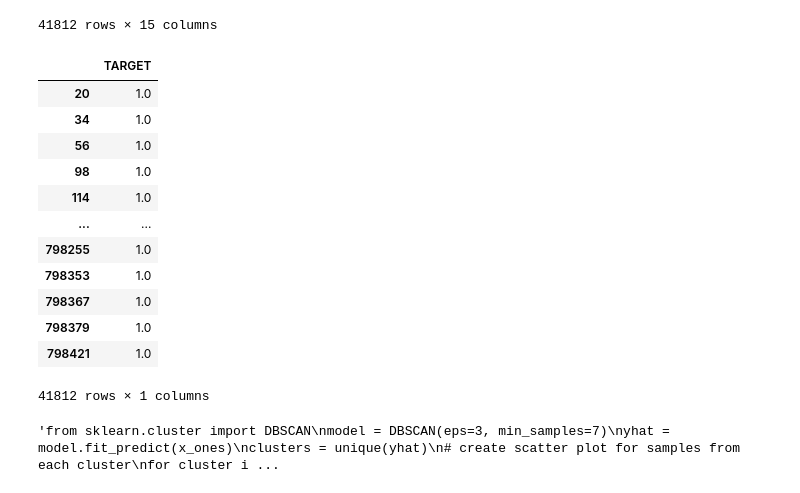
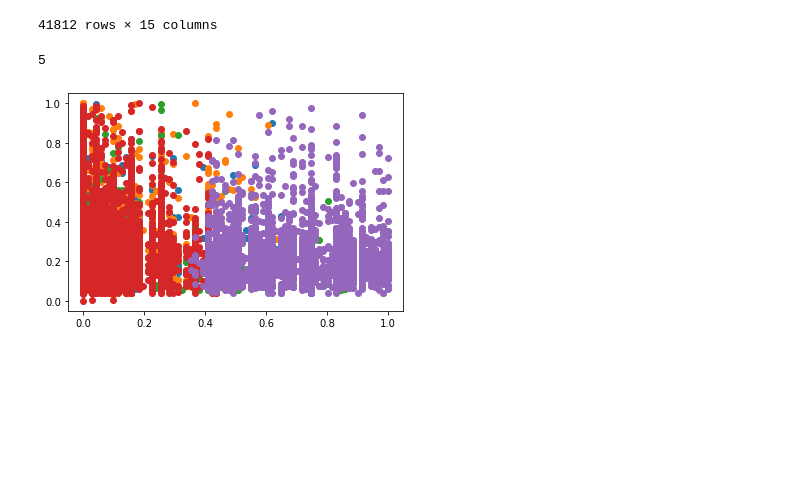
Before and after one commit to KarenRugerioA/TC3007C_AI, a Jupyter notebook: implementation/fragments/clusterization/telecom_churn_me/kmeans.ipynb, the cells around one changed output. Saved outputs shown, nothing was run; the diff lists cells and outputs as text; code cells hidden in the pictures; blank space fills up the shorter version.

Commit message:
Clustering profiles :sparkles:

```diff
--- a/implementation/fragments/clusterization/telecom_churn_me/kmeans.ipynb
+++ b/implementation/fragments/clusterization/telecom_churn_me/kmeans.ipynb
@@ -89,24 +103,8 @@ x_ones
 | 798379 | 2.044388 | -0.939709 | 0.893471 | -0.078278 | 0.322559 | 0.012830 | -0.220822 | ... |
 | 798421 | -0.360978 | -0.736975 | 0.893471 | -0.063319 | 0.322559 | 0.012830 | -0.220822 | ... |
 41812 rows × 15 columns
-# %%
-y_train = y_train.loc[y_train[target] == 1.0]
-y_train
-# %% [output]
-|  | TARGET |
-| 20 | 1.0 |
-| 34 | 1.0 |
-| 56 | 1.0 |
-| 98 | 1.0 |
-| 114 | 1.0 |
-| ... | ... |
-| 798255 | 1.0 |
-| 798353 | 1.0 |
-| 798367 | 1.0 |
-| 798379 | 1.0 |
-| 798421 | 1.0 |
-41812 rows × 1 columns
 # %%
+#Elbow point visualization graph
 from sklearn.cluster import KMeans
 from sklearn.preprocessing import MinMaxScaler
 import plotly.graph_objects as go
@@ -115,7 +113,9 @@ scaler = MinMaxScaler()
 scaler.fit(x_ones)
 X=scaler.transform(x_ones)
 inertia = []
-for i in range(1,8):
+max_clusters = x_ones.shape[1] + 1
+cluster_number = list(range(1, max_clusters))
+for i in cluster_number:
     kmeans = KMeans(
         n_clusters=i, init="k-means++",
         n_init=10,
@@ -123,23 +123,37 @@ for i in range(1,8):
     )
     kmeans.fit(X)
     inertia.append(kmeans.inertia_)
-fig = go.Figure(data=go.Scatter(x=np.arange(1,8),y=inertia))
-fig.update_layout(title="Inertia vs Cluster Number",xaxis=dict(range=[0,8],title="Cluster Number"),
+fig = go.Figure(data=go.Scatter(x=np.arange(1,max_clusters),y=inertia))
+fig.update_layout(title="Inertia vs Cluster Number",xaxis=dict(range=[0,max_clusters],title="Cluster Number"),
                   yaxis={'title':'Inertia'},
                  annotations=[
     ])
+# %%
+#calculation of number of clusters
+kneedle = KneeLocator(cluster_number, inertia, S=1.0, curve="convex", direction="decreasing")
+clusters_number = kneedle.knee
+if (cluster_number != int):
+    kneedle = KneeLocator(cluster_number, inertia, S=0.0, curve="convex", direction="decreasing")
+    clusters_number = kneedle.knee
+clusters_number
+# %% [output]
+5
 # %%
-'''from sklearn.cluster import DBSCAN
-model = DBSCAN(eps=3, min_samples=7)
-yhat = model.fit_predict(x_ones)
+#K means 2D clusterization graph
+model = KMeans(n_clusters=clusters_number)
+# fit the model
+model.fit(x_ones)
+# assign a cluster to each example
+yhat = model.predict(x_ones)
+# retrieve unique clusters
 clusters = unique(yhat)
 # create scatter plot for samples from each cluster
 for cluster in clusters:
 	# get row indexes for samples with this cluster
 	row_ix = where(yhat == cluster)
 	# create scatter of these samples
 	plt.scatter(X[row_ix, 0], X[row_ix, 1])
 # show the plot
-plt.show()'''
+plt.show()
 # %% [output]
-'from sklearn.cluster import DBSCAN\nmodel = DBSCAN(eps=3, min_samples=7)\nyhat = model.fit_predict(x_ones)\nclusters = unique(yhat)\n# create scatter plot for samples from each cluster\nfor cluster i ...
+[figure, added]
```
Also changed, not shown: parts of 11 cells of this notebook, 5 other files.
